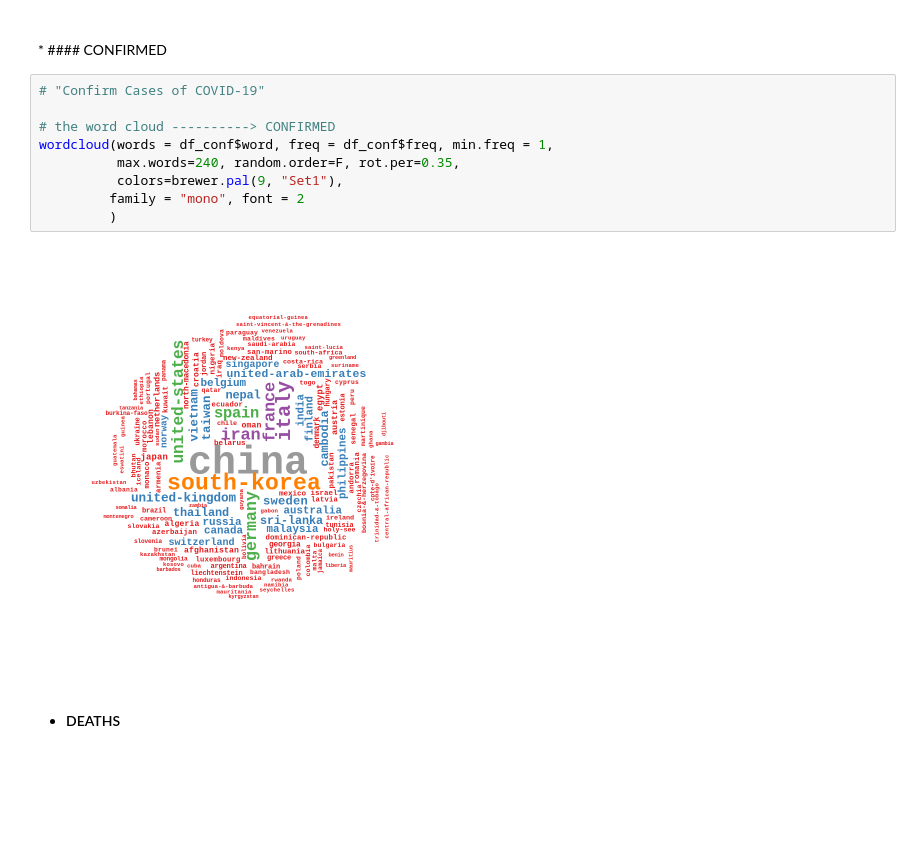
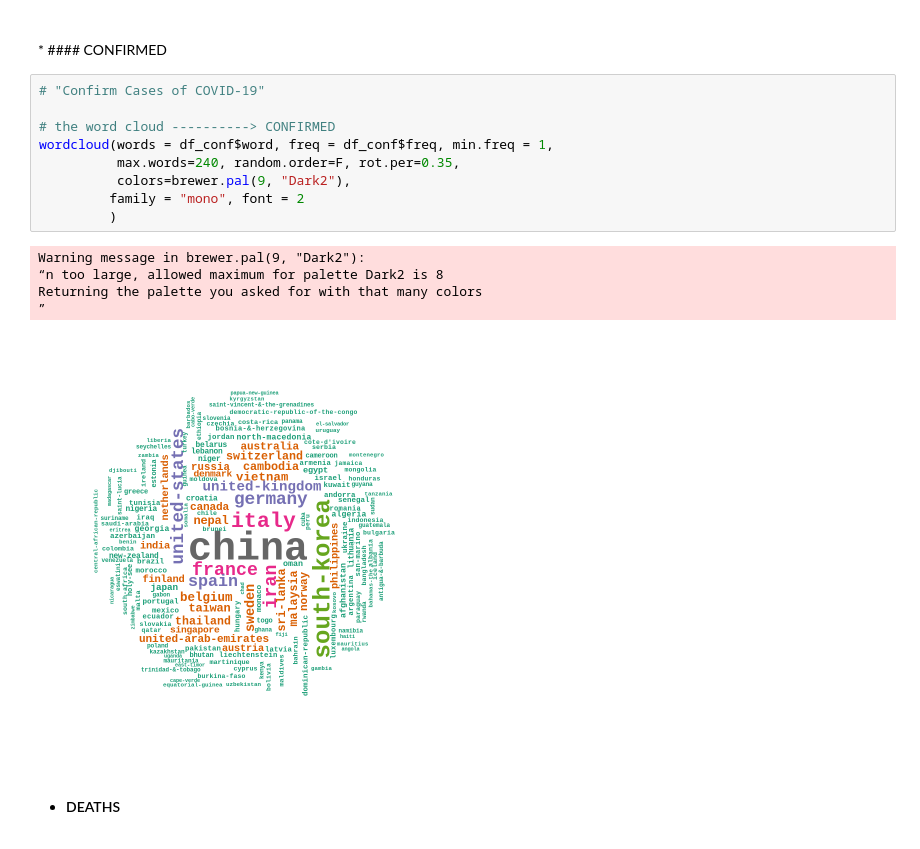
Before and after one commit to ravi-prakash1907/A-tracking-of-COVID-19, a Jupyter notebook: COVID-19/Notebooks/Word-Cloud.ipynb, the cells around one changed output. Drawn from its saved outputs; the diff is of its cells as text; blank space fills up the shorter version.

```diff
--- a/COVID-19/Notebooks/Word-Cloud.ipynb
+++ b/COVID-19/Notebooks/Word-Cloud.ipynb
@@ -203,14 +205,18 @@ library("wordcloud")
 # %%
 # "Confirm Cases of COVID-19"
 
 # the word cloud ----------> CONFIRMED
 wordcloud(words = df_conf$word, freq = df_conf$freq, min.freq = 1,
           max.words=240, random.order=F, rot.per=0.35,
-          colors=brewer.pal(9, "Set1"),
+          colors=brewer.pal(9, "Dark2"),
          family = "mono", font = 2
          )
 # %% [output]
+Warning message in brewer.pal(9, "Dark2"):
+“n too large, allowed maximum for palette Dark2 is 8
+Returning the palette you asked for with that many colors
+”
-[figure, old version]
+[figure, new version]
 # %% [markdown]
 * #### DEATHS
 # %%
```
Also changed, not shown: parts of 3 cells of this notebook, 9 other files.
